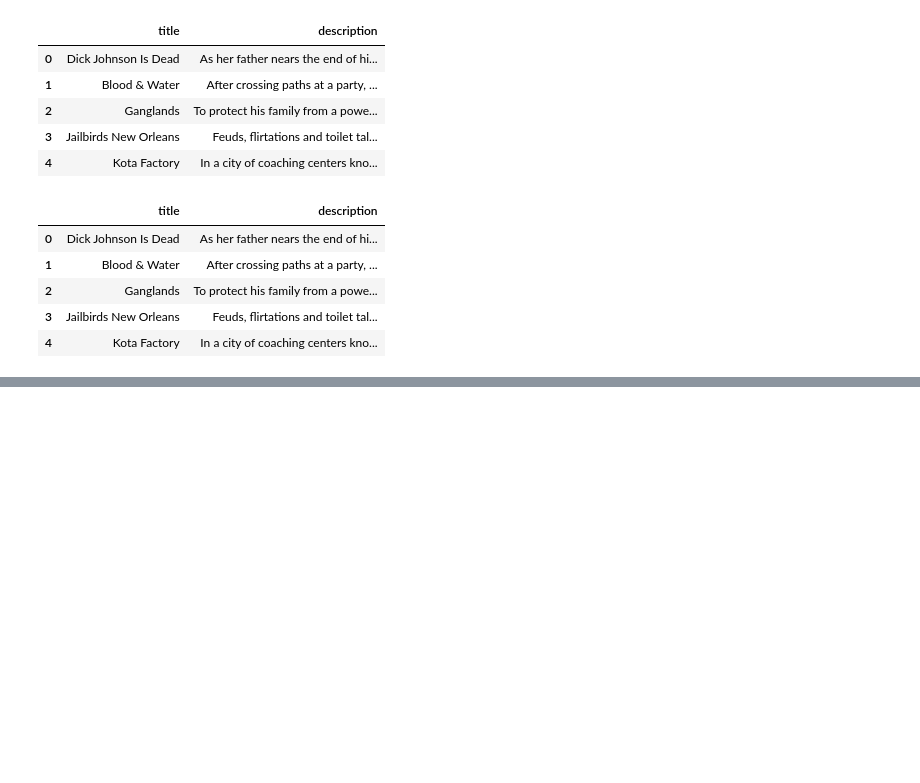
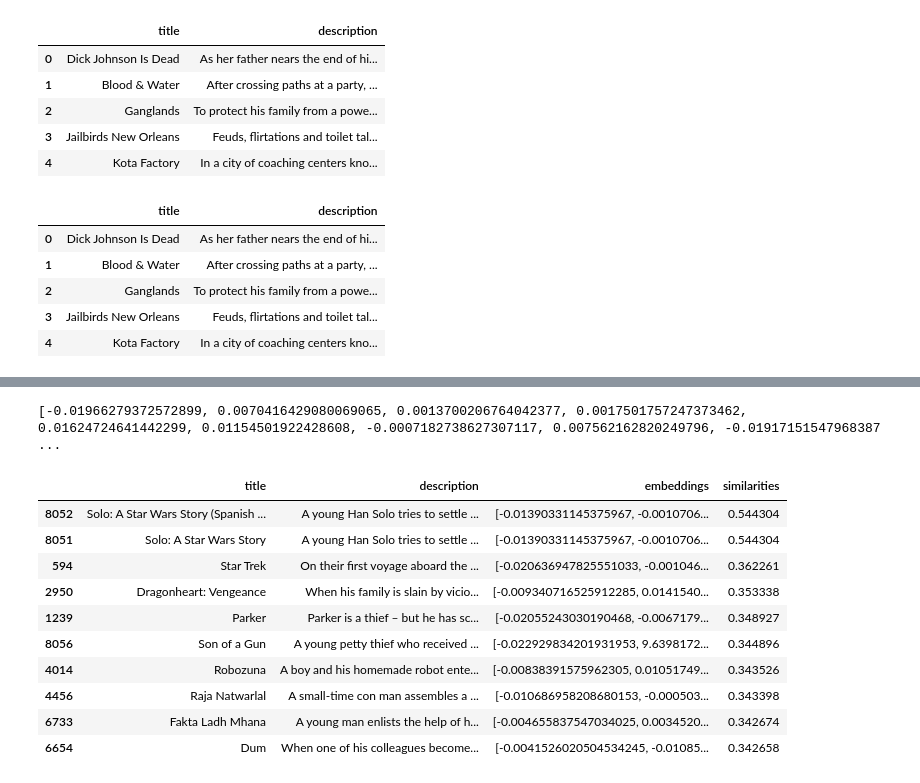
Before and after one commit to ozgurgulerx/2303-AzureOpenAI-Examples, a Jupyter notebook: 230330-recommendation-engine-similarity.ipynb, the cells around one changed output, grey strips where cells are left out. Saved outputs shown, nothing was run; the diff lists cells and outputs as text; code cells hidden in the pictures; blank space fills up the shorter version.

```diff
--- a/230330-recommendation-engine-similarity.ipynb
+++ b/230330-recommendation-engine-similarity.ipynb
@@ -85,0 +100,33 @@ RetryError: RetryError[<Future at 0x... state=finished raised InvalidRequestErro
+# %%
+# search through the reviews for a specific product
+def search_docs(df, user_query, top_n=3, to_print=True):
+    embedding = get_embedding(
+        user_query,
+        engine="text-search-curie-query-001"
+    )
+    print(embedding)
+    df["similarities"] = df.embeddings.apply(lambda x: cosine_similarity(x, embedding))
+
+    res = (
+        df.sort_values("similarities", ascending=False)
+        .head(top_n)
+    )
+    if to_print:
+        display(res)
+    return res
+
+
+res = search_docs(df, "A young Han Solo tries to settle an old score with the help of his new buddy Chewbacca, a crew of space smugglers and a cunning old friend.", top_n=10)
+# %% [output]
+[-0.01966279372572899, 0.0070416429080069065, 0.0013700206764042377, 0.0017501757247373462, 0.01624724641442299, 0.01154501922428608, -0.0007182738627307117, 0.007562162820249796, -0.01917151547968387 ...
+|  | title | description | embeddings | similarities |
+| 8052 | Solo: A Star Wars Story (Spanish ... | A young Han Solo tries to settle ... | [-0.01390331145375967, -0.0010706... | 0.544304 |
+| 8051 | Solo: A Star Wars Story | A young Han Solo tries to settle ... | [-0.01390331145375967, -0.0010706... | 0.544304 |
+| 594 | Star Trek | On their first voyage aboard the ... | [-0.020636947825551033, -0.001046... | 0.362261 |
+| 2950 | Dragonheart: Vengeance | When his family is slain by vicio... | [-0.009340716525912285, 0.0141540... | 0.353338 |
+| 1239 | Parker | Parker is a thief – but he has sc... | [-0.02055243030190468, -0.0067179... | 0.348927 |
+| 8056 | Son of a Gun | A young petty thief who received ... | [-0.022929834201931953, 9.6398172... | 0.344896 |
+| 4014 | Robozuna | A boy and his homemade robot ente... | [-0.00838391575962305, 0.01051749... | 0.343526 |
+| 4456 | Raja Natwarlal | A small-time con man assembles a ... | [-0.010686958208680153, -0.000503... | 0.343398 |
+| 6733 | Fakta Ladh Mhana | A young man enlists the help of h... | [-0.004655837547034025, 0.0034520... | 0.342674 |
+| 6654 | Dum | When one of his colleagues become... | [-0.0041526020504534245, -0.01085... | 0.342658 |
```
Also changed, not shown: parts of 6 cells of this notebook, 2 other files.
